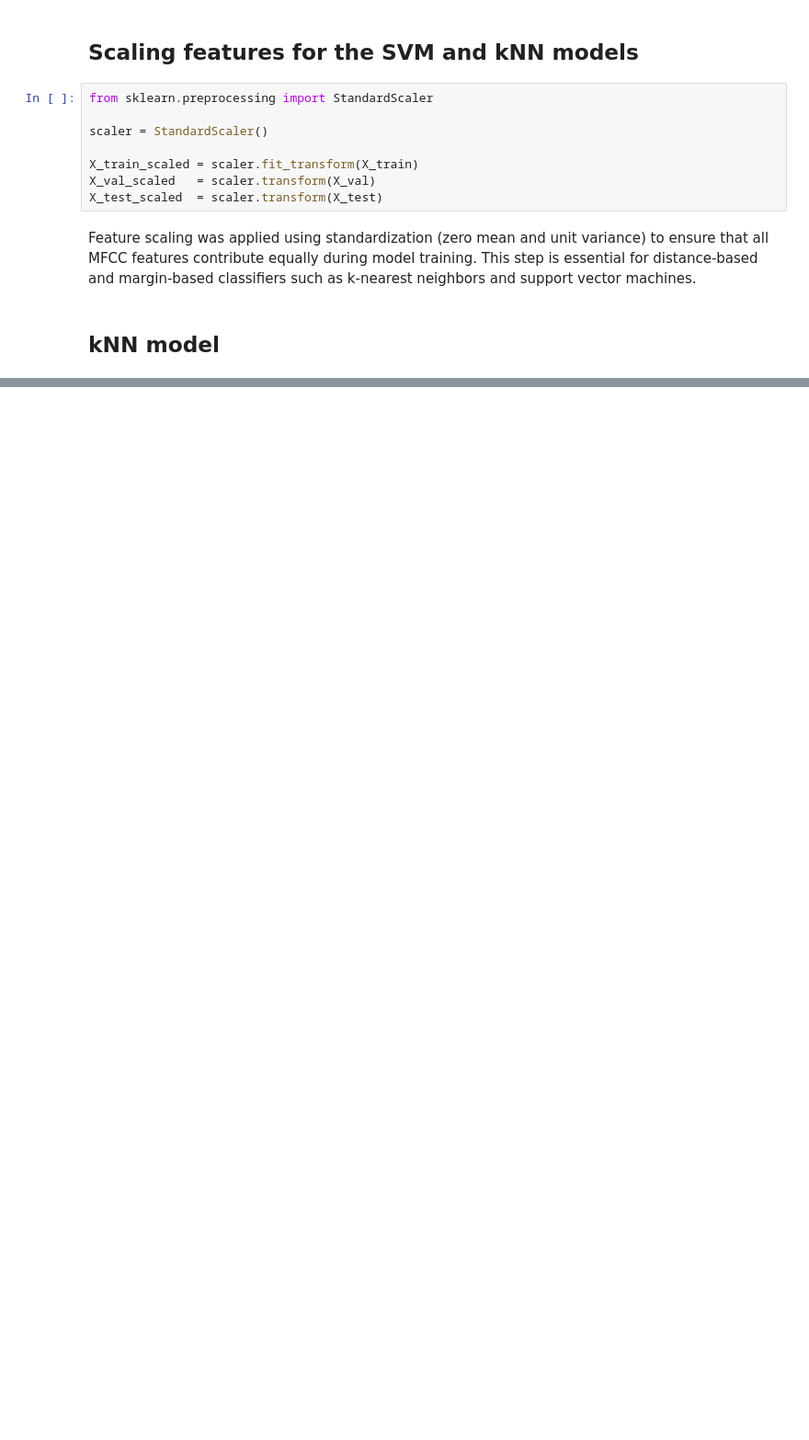
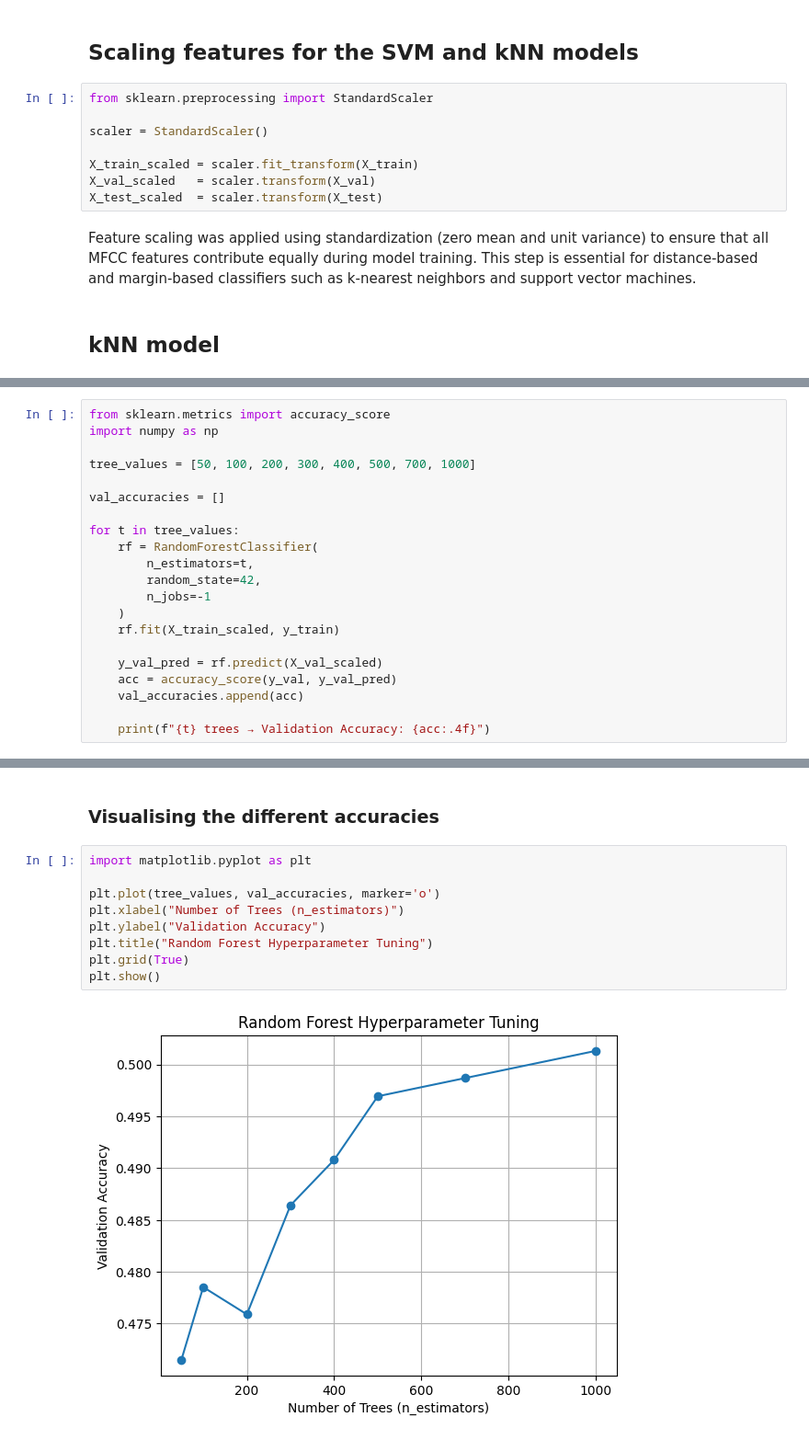
Before and after one commit to Preslavva/EmoReco, a Jupyter notebook: EmoReco.ipynb, the cells around one changed output, grey strips where cells are left out. Shown at 92% size. Drawn from its saved outputs; the diff is of its cells as text; blank space fills up the shorter version.

```diff
--- a/EmoReco.ipynb
+++ b/EmoReco.ipynb
@@ -801,0 +828,21 @@ Overall, the kNN model provides a reasonable baseline but is limited in its abil
+# %%
+from sklearn.metrics import accuracy_score
+import numpy as np
+
+tree_values = [50, 100, 200, 300, 400, 500, 700, 1000]
+
+val_accuracies = []
+
+for t in tree_values:
+    rf = RandomForestClassifier(
+        n_estimators=t,
+        random_state=42,
+        n_jobs=-1
+    )
+    rf.fit(X_train_scaled, y_train)
+
+    y_val_pred = rf.predict(X_val_scaled)
+    acc = accuracy_score(y_val, y_val_pred)
+    val_accuracies.append(acc)
+
+    print(f"{t} trees → Validation Accuracy: {acc:.4f}")
@@ -801,0 +858,13 @@ Overall, the kNN model provides a reasonable baseline but is limited in its abil
+# %% [markdown]
+### Visualising the different accuracies
+# %%
+import matplotlib.pyplot as plt
+
+plt.plot(tree_values, val_accuracies, marker='o')
+plt.xlabel("Number of Trees (n_estimators)")
+plt.ylabel("Validation Accuracy")
+plt.title("Random Forest Hyperparameter Tuning")
+plt.grid(True)
+plt.show()
+# %% [output]
+[figure, added]
```
Also changed, not shown: parts of 27 cells of this notebook.
